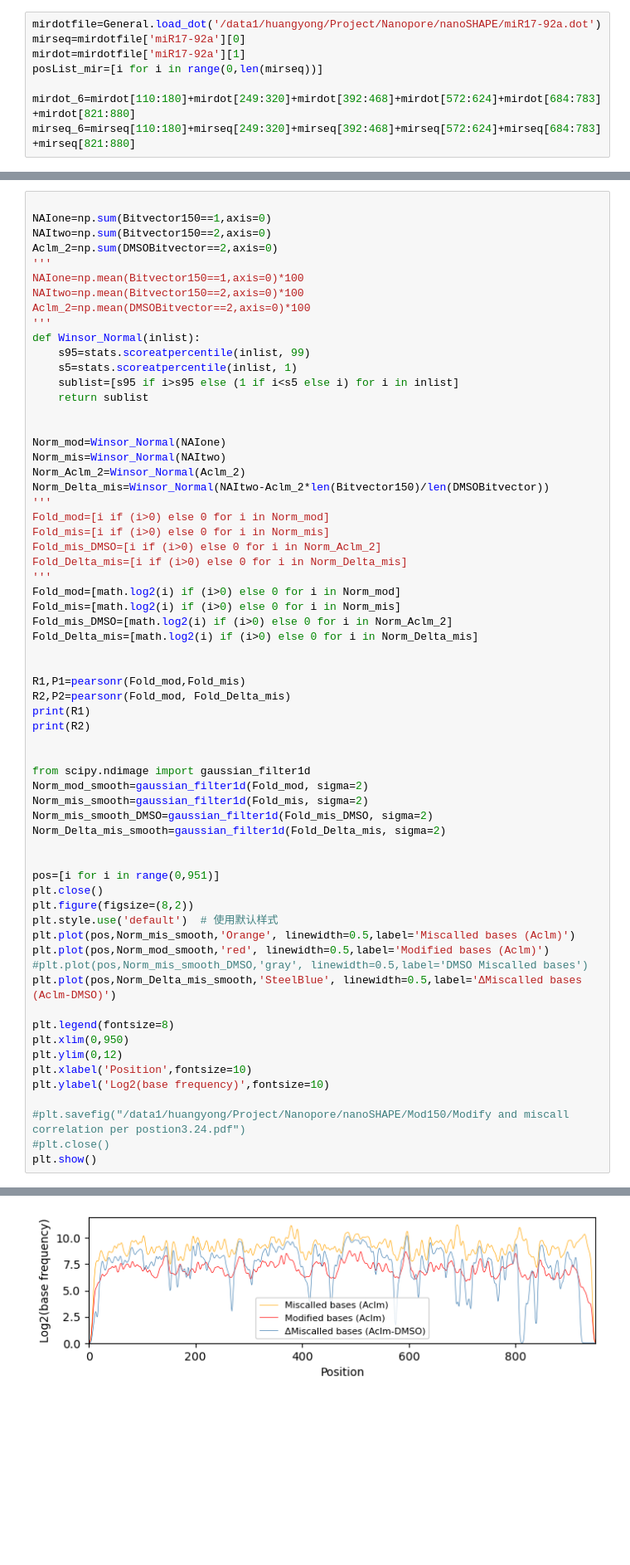
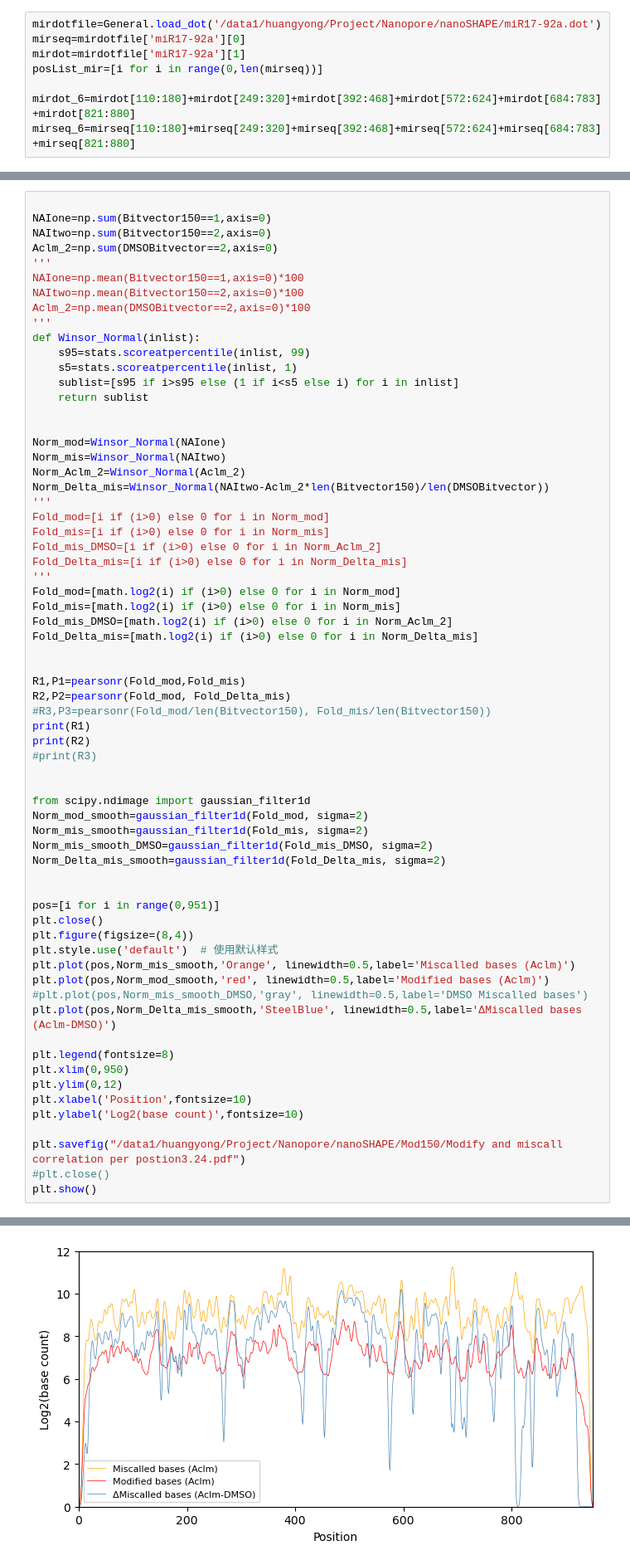
Before and after one commit to huangyon20/DeCoRe, a Jupyter notebook: data/Data Analysis for pri-miR17~92 RNA.ipynb, the cells around one changed output, grey strips where cells are left out. Shown at 83% size. Cells and saved outputs as stored; diff of their text form; blank space fills up the shorter version.

```diff
--- a/data/Data Analysis for pri-miR17~92 RNA.ipynb
+++ b/data/Data Analysis for pri-miR17~92 RNA.ipynb
@@ -304,37 +314,39 @@ Fold_Delta_mis=[math.log2(i) if (i>0) else 0 for i in Norm_Delta_mis]
 
 R1,P1=pearsonr(Fold_mod,Fold_mis)
 R2,P2=pearsonr(Fold_mod, Fold_Delta_mis)
+#R3,P3=pearsonr(Fold_mod/len(Bitvector150), Fold_mis/len(Bitvector150))
 print(R1)
 print(R2)
+#print(R3)
 
 
 from scipy.ndimage import gaussian_filter1d
 Norm_mod_smooth=gaussian_filter1d(Fold_mod, sigma=2)
 Norm_mis_smooth=gaussian_filter1d(Fold_mis, sigma=2)
 Norm_mis_smooth_DMSO=gaussian_filter1d(Fold_mis_DMSO, sigma=2)
 Norm_Delta_mis_smooth=gaussian_filter1d(Fold_Delta_mis, sigma=2)
 
 
 pos=[i for i in range(0,951)]
 plt.close()
-plt.figure(figsize=(8,2))
+plt.figure(figsize=(8,4))
 plt.style.use('default')  # 使用默认样式
 plt.plot(pos,Norm_mis_smooth,'Orange', linewidth=0.5,label='Miscalled bases (Aclm)')
 plt.plot(pos,Norm_mod_smooth,'red', linewidth=0.5,label='Modified bases (Aclm)')
 #plt.plot(pos,Norm_mis_smooth_DMSO,'gray', linewidth=0.5,label='DMSO Miscalled bases')
 plt.plot(pos,Norm_Delta_mis_smooth,'SteelBlue', linewidth=0.5,label='ΔMiscalled bases (Aclm-DMSO)')
 
 plt.legend(fontsize=8)
 plt.xlim(0,950)
 plt.ylim(0,12)
 plt.xlabel('Position',fontsize=10)
-plt.ylabel('Log2(base frequency)',fontsize=10)
+plt.ylabel('Log2(base count)',fontsize=10)
 
-#plt.savefig("/data1/huangyong/Project/Nanopore/nanoSHAPE/Mod150/Modify and miscall correlation per postion3.24.pdf")
+plt.savefig("/data1/huangyong/Project/Nanopore/nanoSHAPE/Mod150/Modify and miscall correlation per postion3.24.pdf")
 #plt.close()
 plt.show()
 # %% [output]
 0.6192757364380489
 0.5866037412960922
-[figure, old version]
+[figure, new version]
 # %%
```
Also changed, not shown: parts of 10 cells of this notebook, 1 other file.
